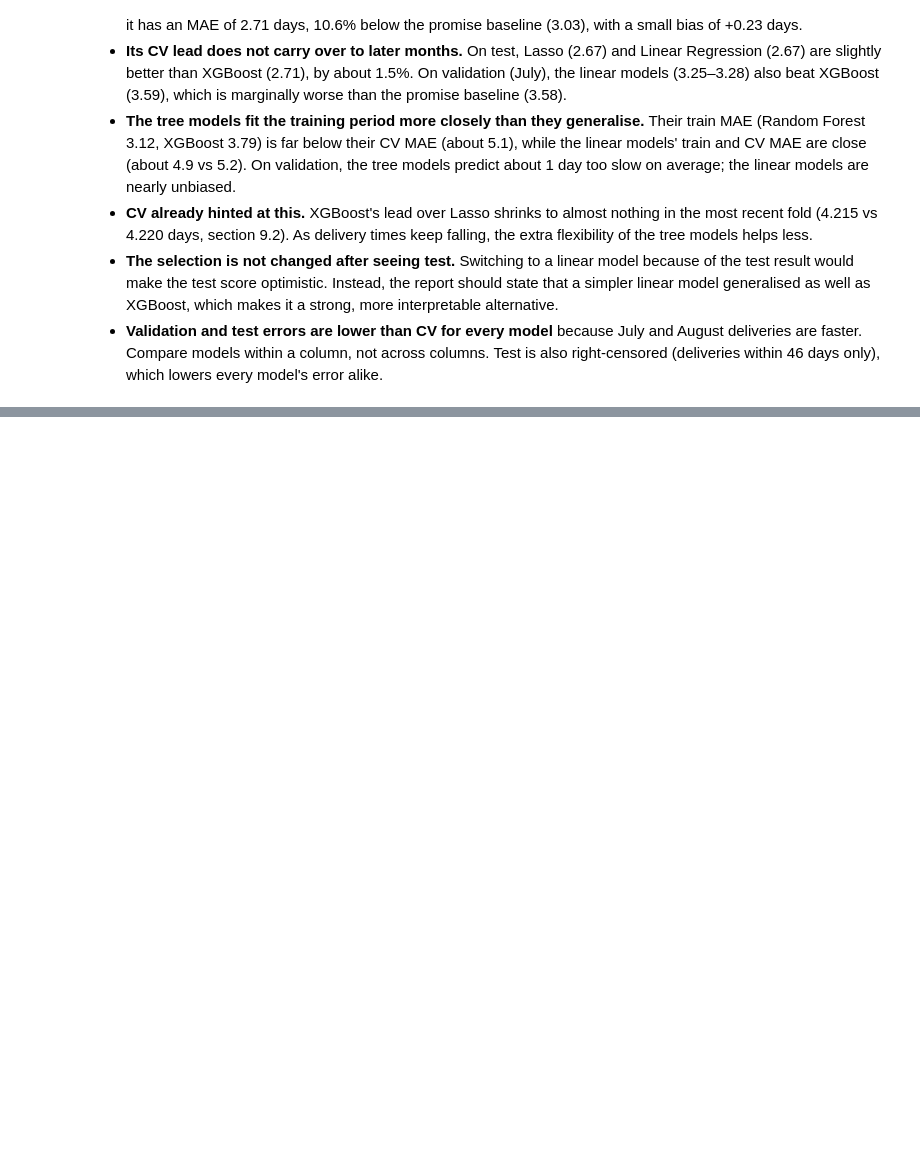
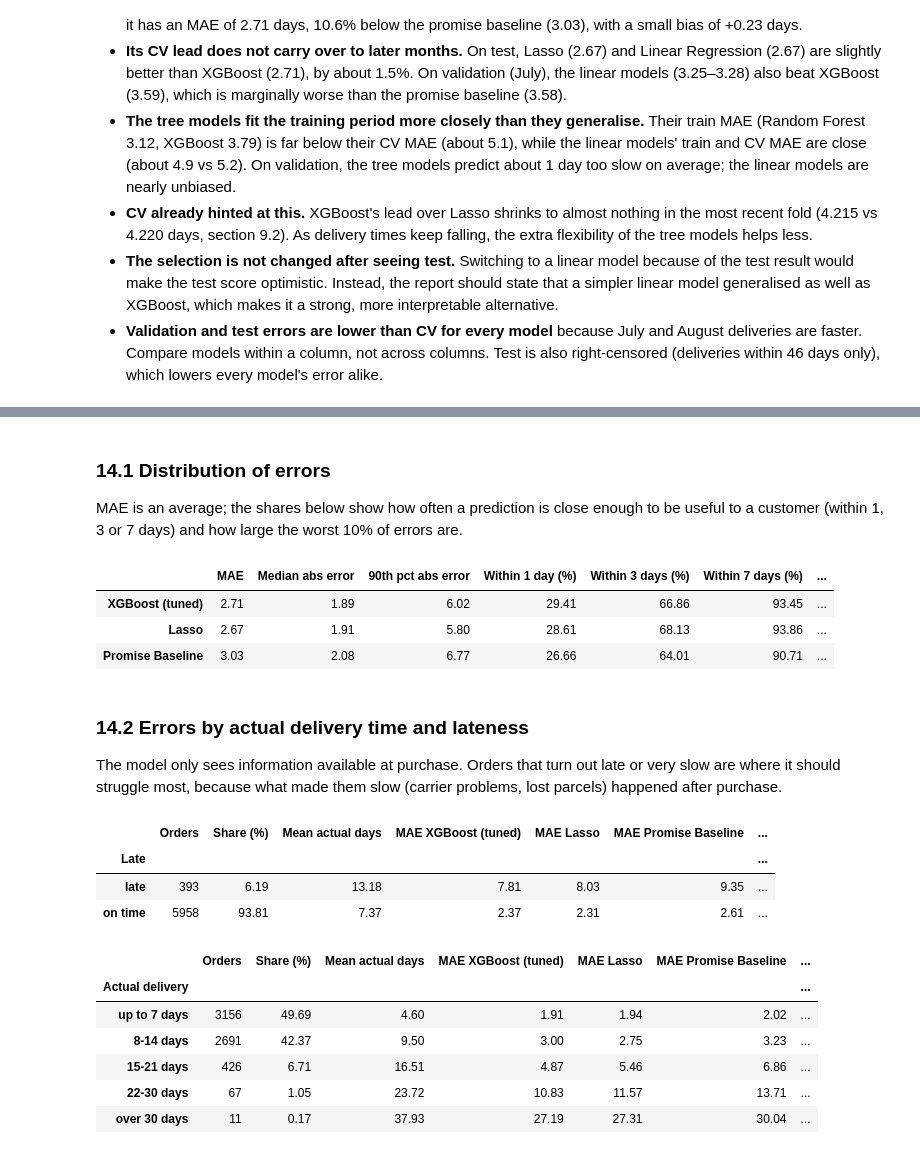
Before and after one commit to zhuamnq/Team2_IT5006_Ecommerce_Analytics_AY2627Sem1, a Jupyter notebook: notebooks/05_regression_delivery_time.ipynb, the cells around one changed output, grey strips where cells are left out. Saved outputs shown, nothing was run; the diff lists cells and outputs as text; code cells hidden in the pictures; blank space fills up the shorter version.

```diff
--- a/notebooks/05_regression_delivery_time.ipynb
+++ b/notebooks/05_regression_delivery_time.ipynb
@@ -763,0 +784,61 @@ Final model (XGBoost (tuned)) on test: MAE 2.71 days, RMSE 3.88, R2 0.198, bias
+# %% [markdown]
+### 14.1 Distribution of errors
+
+MAE is an average; the shares below show how often a prediction is close enough to be useful to a customer (within 1, 3 or 7 days) and how large the worst 10% of errors are.
+# %%
+distribution = pd.DataFrame({
+    name: {
+        "MAE": errors[f"abs error {name}"].mean(),
+        "Median abs error": errors[f"abs error {name}"].median(),
+        "90th pct abs error": errors[f"abs error {name}"].quantile(0.9),
+        "Within 1 day (%)": errors[f"abs error {name}"].le(1).mean() * 100,
+        "Within 3 days (%)": errors[f"abs error {name}"].le(3).mean() * 100,
+        "Within 7 days (%)": errors[f"abs error {name}"].le(7).mean() * 100,
+        "Predicted too slow (%)": errors[f"residual {name}"].gt(0).mean() * 100,
+    }
+    for name in analysis_models
+}).T
+display(distribution.round(2))
+# %% [output]
+|  | MAE | Median abs error | 90th pct abs error | Within 1 day (%) | Within 3 days (%) | Within 7 days (%) | ... |
+| XGBoost (tuned) | 2.71 | 1.89 | 6.02 | 29.41 | 66.86 | 93.45 | ... |
+| Lasso | 2.67 | 1.91 | 5.80 | 28.61 | 68.13 | 93.86 | ... |
+| Promise Baseline | 3.03 | 2.08 | 6.77 | 26.66 | 64.01 | 90.71 | ... |
+# %% [markdown]
+### 14.2 Errors by actual delivery time and lateness
+
+The model only sees information available at purchase. Orders that turn out late or very slow are where it should struggle most, because what made them slow (carrier problems, lost parcels) happened after purchase.
+# %%
+def segment_errors(frame, by, models=analysis_models):
+    """Orders, mean actual days, MAE per model and the final model's bias, for each segment."""
+    grouped = frame.groupby(by, observed=True)
+    table = pd.DataFrame({
+        "Orders": grouped.size(),
+        "Share (%)": grouped.size() / len(frame) * 100,
+        "Mean actual days": grouped["delivery_days"].mean(),
+        **{f"MAE {name}": grouped[f"abs error {name}"].mean() for name in models},
+        f"Bias {models[0]}": grouped[f"residual {models[0]}"].mean(),
+    })
+    return table.round(2)
+
+
+errors["Late"] = errors["is_late"].map({0: "on time", 1: "late"})
+display(segment_errors(errors, "Late"))
+
+errors["Actual delivery"] = pd.cut(
+    errors["delivery_days"], [0, 7, 14, 21, 30, np.inf],
+    labels=["up to 7 days", "8-14 days", "15-21 days", "22-30 days", "over 30 days"],
+)
+display(segment_errors(errors, "Actual delivery"))
+# %% [output]
+|  | Orders | Share (%) | Mean actual days | MAE XGBoost (tuned) | MAE Lasso | MAE Promise Baseline | ... |
+| Late |  |  |  |  |  |  | ... |
+| late | 393 | 6.19 | 13.18 | 7.81 | 8.03 | 9.35 | ... |
+| on time | 5958 | 93.81 | 7.37 | 2.37 | 2.31 | 2.61 | ... |
+|  | Orders | Share (%) | Mean actual days | MAE XGBoost (tuned) | MAE Lasso | MAE Promise Baseline | ... |
+| Actual delivery |  |  |  |  |  |  | ... |
+| up to 7 days | 3156 | 49.69 | 4.60 | 1.91 | 1.94 | 2.02 | ... |
+| 8-14 days | 2691 | 42.37 | 9.50 | 3.00 | 2.75 | 3.23 | ... |
+| 15-21 days | 426 | 6.71 | 16.51 | 4.87 | 5.46 | 6.86 | ... |
+| 22-30 days | 67 | 1.05 | 23.72 | 10.83 | 11.57 | 13.71 | ... |
+| over 30 days | 11 | 0.17 | 37.93 | 27.19 | 27.31 | 30.04 | ... |
```
Also changed, not shown: parts of 21 cells of this notebook, 10 other files.
